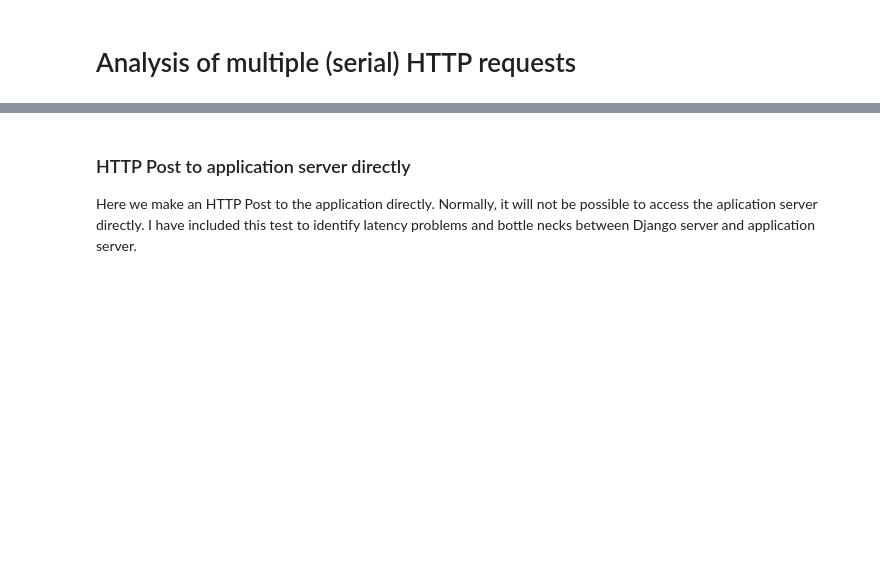
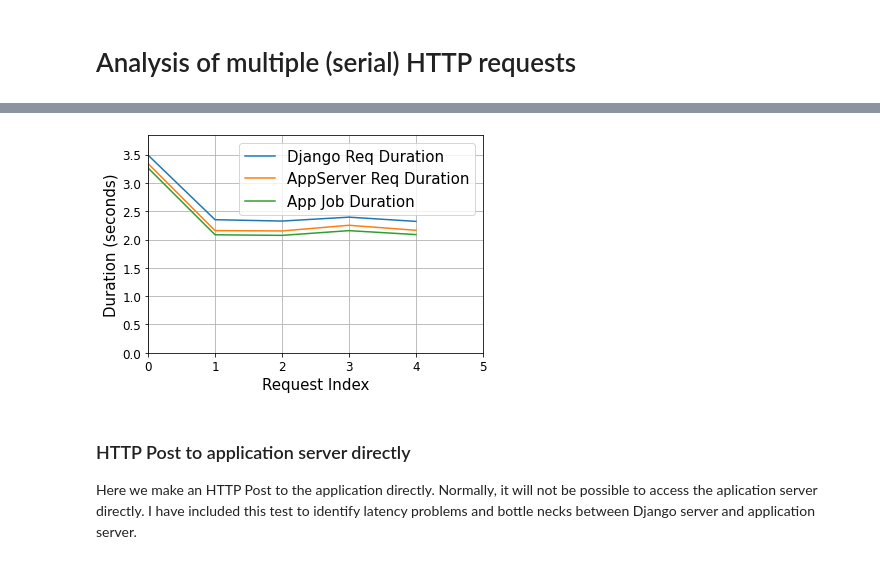
Before and after one commit to jeosol/aiml, a Jupyter notebook: remote_simulation_analysis.ipynb, the cells around one changed output, grey strips where cells are left out. Drawn from its saved outputs; the diff is of its cells as text; code cells hidden in the pictures; blank space fills up the shorter version.

```diff
--- a/remote_simulation_analysis.ipynb
+++ b/remote_simulation_analysis.ipynb
@@ -185,3 +190,7 @@ make_performance_plot(df)
+# %%
+make_performance_plot(df)
+# %% [output]
+[figure, added]
 # %% [markdown]
 ### HTTP Post to application server directly
 
```
Also changed, not shown: parts of 5 cells of this notebook.
